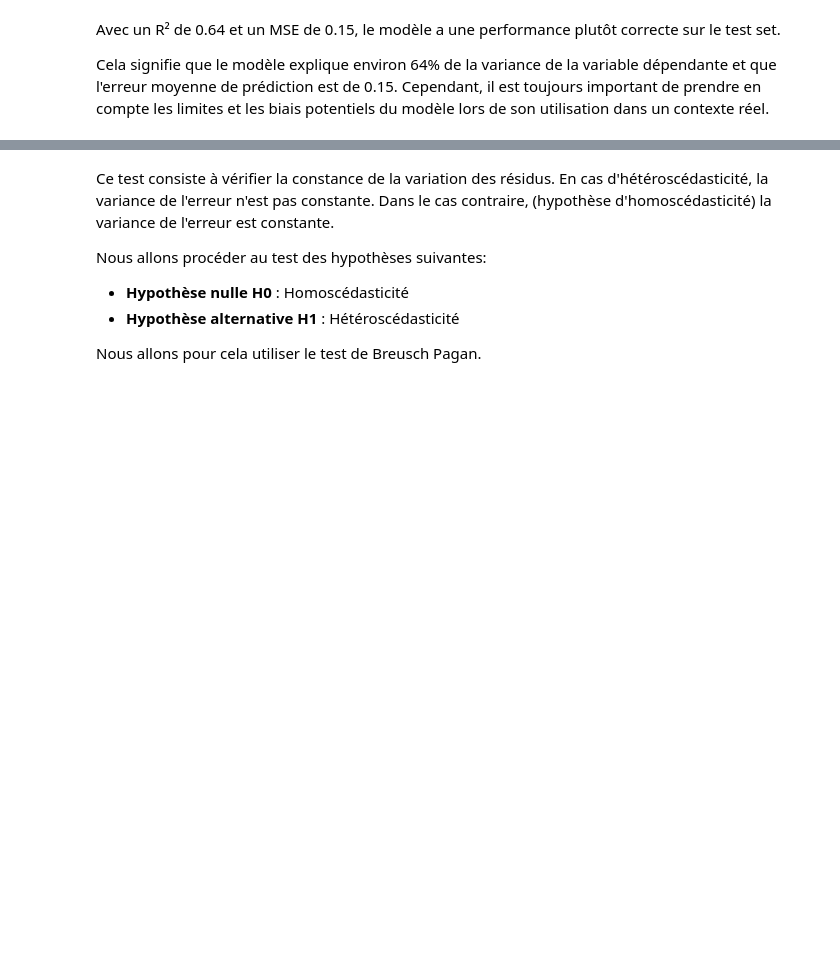
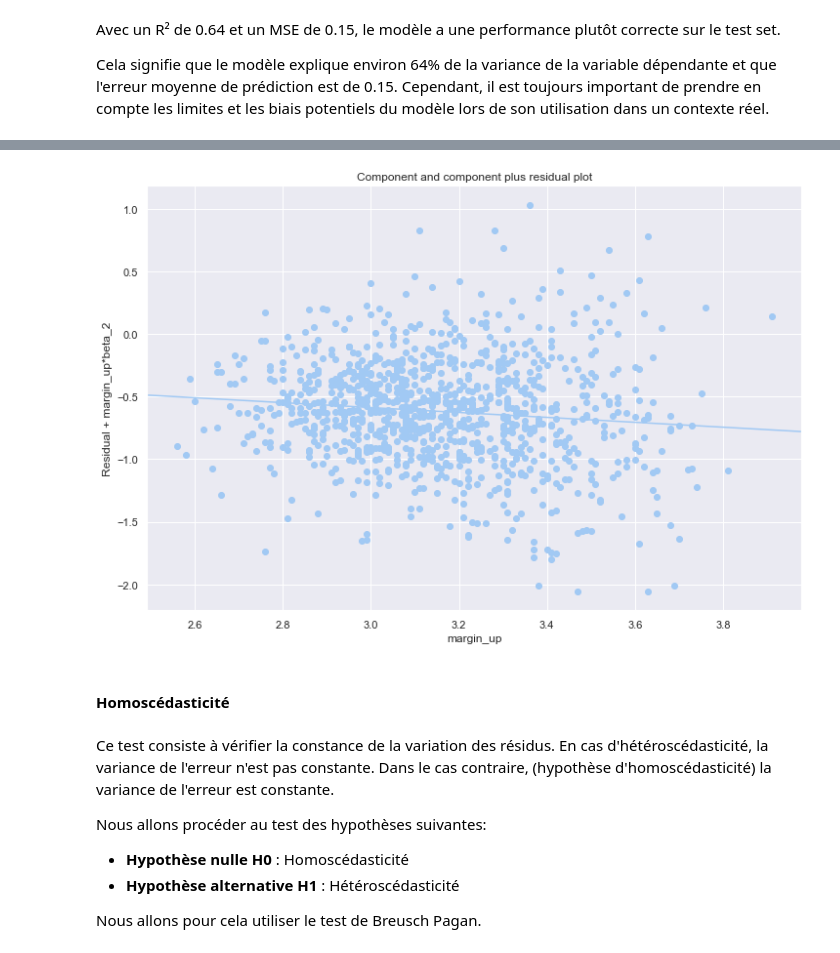
Before and after one commit to datadosreis/Detection-de-faux-billets, a Jupyter notebook: Sandbox_P10.ipynb, the cells around one changed output, grey strips where cells are left out. Drawn from its saved outputs; the diff is of its cells as text; code cells hidden in the pictures; blank space fills up the shorter version.

Commit message:
Update des conditions de régression le 15/02

```diff
--- a/Sandbox_P10.ipynb
+++ b/Sandbox_P10.ipynb
@@ -452,3 +455,11 @@ Les coéfficients sont inférieurs à 10, il n'y a donc <b>pas de problème de c
+# %%
+#Approche visuelle rapide de notre régression linéaire
+fig, ax = plt.subplots(figsize=(12, 8))
+fig = sm.graphics.plot_ccpr(model2, "margin_up", ax=ax)
+# %% [output]
+[figure, added]
+# %% [markdown]
+#### Homoscédasticité
 # %% [markdown]
 Ce test consiste à vérifier la constance de la variation des résidus. En cas d'hétéroscédasticité, la variance de l'erreur n'est pas constante. Dans le cas contraire, (hypothèse d'homoscédasticité) la variance de l'erreur est constante.
 
```
Also changed, not shown: parts of 52 cells of this notebook.
